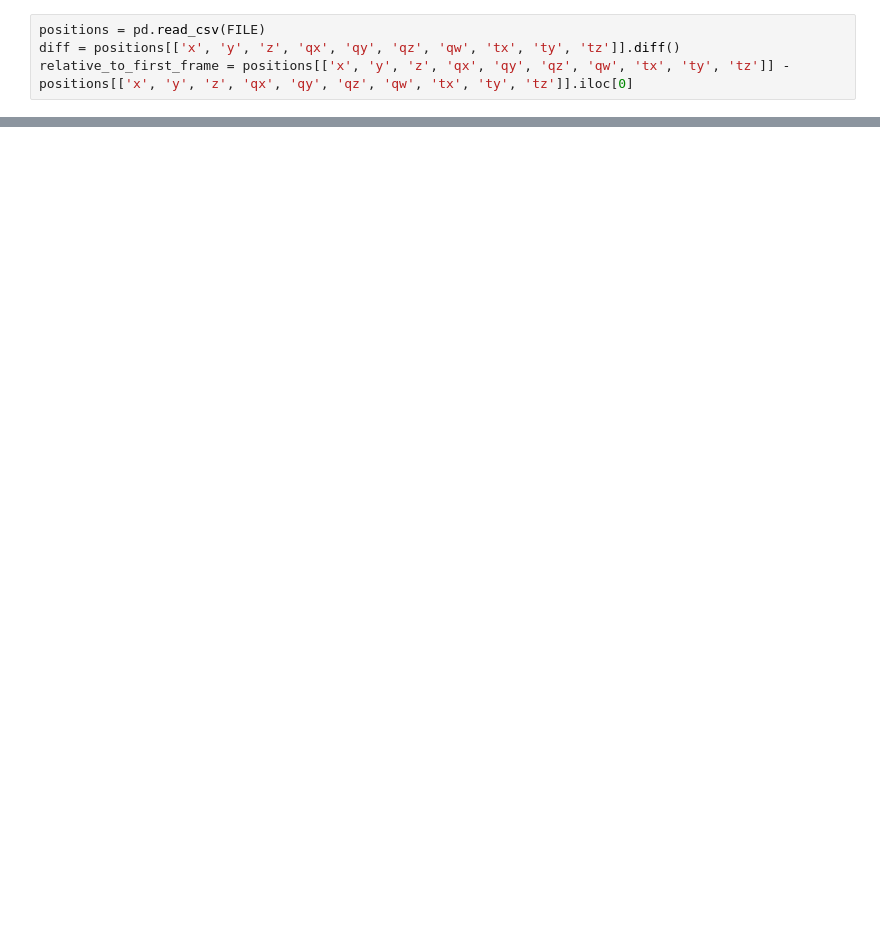
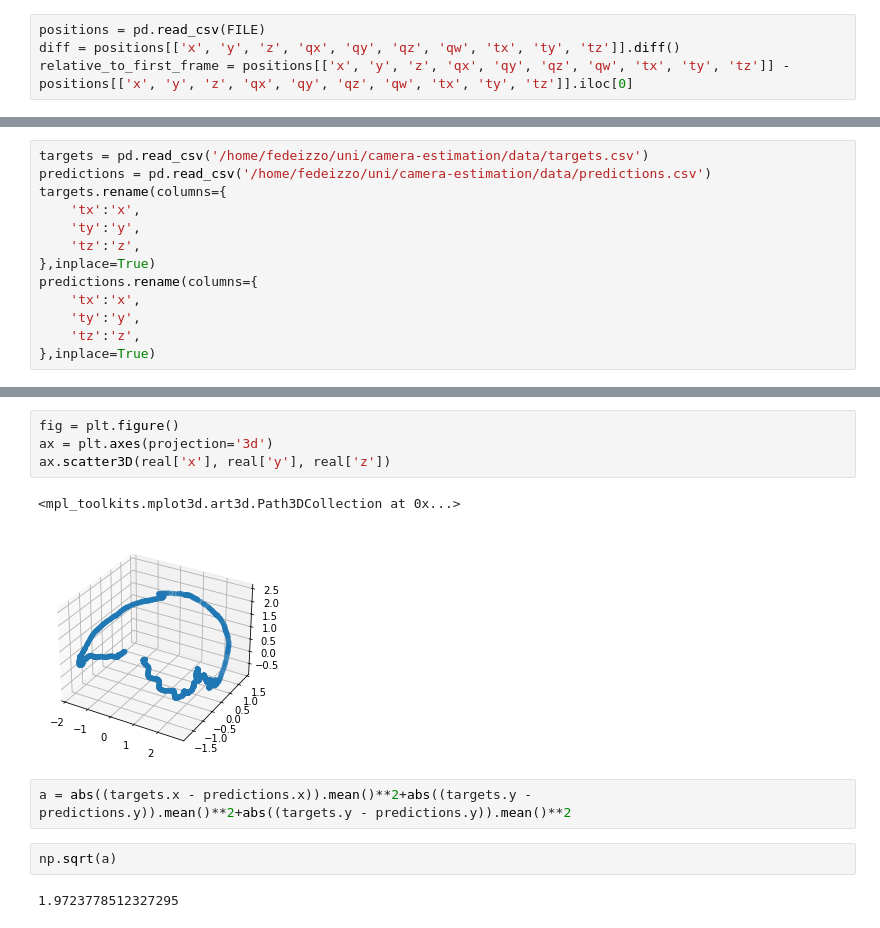
Before and after one commit to fedeizzo/camera-pose-estimation, a Jupyter notebook: notebooks/test_procedure.ipynb, the cells around one changed output, grey strips where cells are left out. Drawn from its saved outputs; the diff is of its cells as text; blank space fills up the shorter version.

```diff
--- a/notebooks/test_procedure.ipynb
+++ b/notebooks/test_procedure.ipynb
@@ -18 +9,14 @@ relative_to_first_frame = positions[['x', 'y', 'z', 'qx', 'qy', 'qz', 'qw', 'tx'
+# %%
+targets = pd.read_csv('/home/fedeizzo/uni/camera-estimation/data/targets.csv')
+predictions = pd.read_csv('/home/fedeizzo/uni/camera-estimation/data/predictions.csv')
+targets.rename(columns={
+    'tx':'x',
+    'ty':'y',
+    'tz':'z',
+},inplace=True)
+predictions.rename(columns={
+    'tx':'x',
+    'ty':'y',
+    'tz':'z',
+},inplace=True)
 # %%
@@ -43,0 +59,13 @@ len(positions)
+# %%
+fig = plt.figure()
+ax = plt.axes(projection='3d')
+ax.scatter3D(real['x'], real['y'], real['z'])
+# %% [output]
+<mpl_toolkits.mplot3d.art3d.Path3DCollection at 0x...>
+[figure, added]
+# %%
+a = abs((targets.x - predictions.x)).mean()**2+abs((targets.y - predictions.y)).mean()**2+abs((targets.y - predictions.y)).mean()**2
+# %%
+np.sqrt(a)
+# %% [output]
+1.9723778512327295
```
Also changed, not shown: parts of 18 cells of this notebook, 4 other files.
